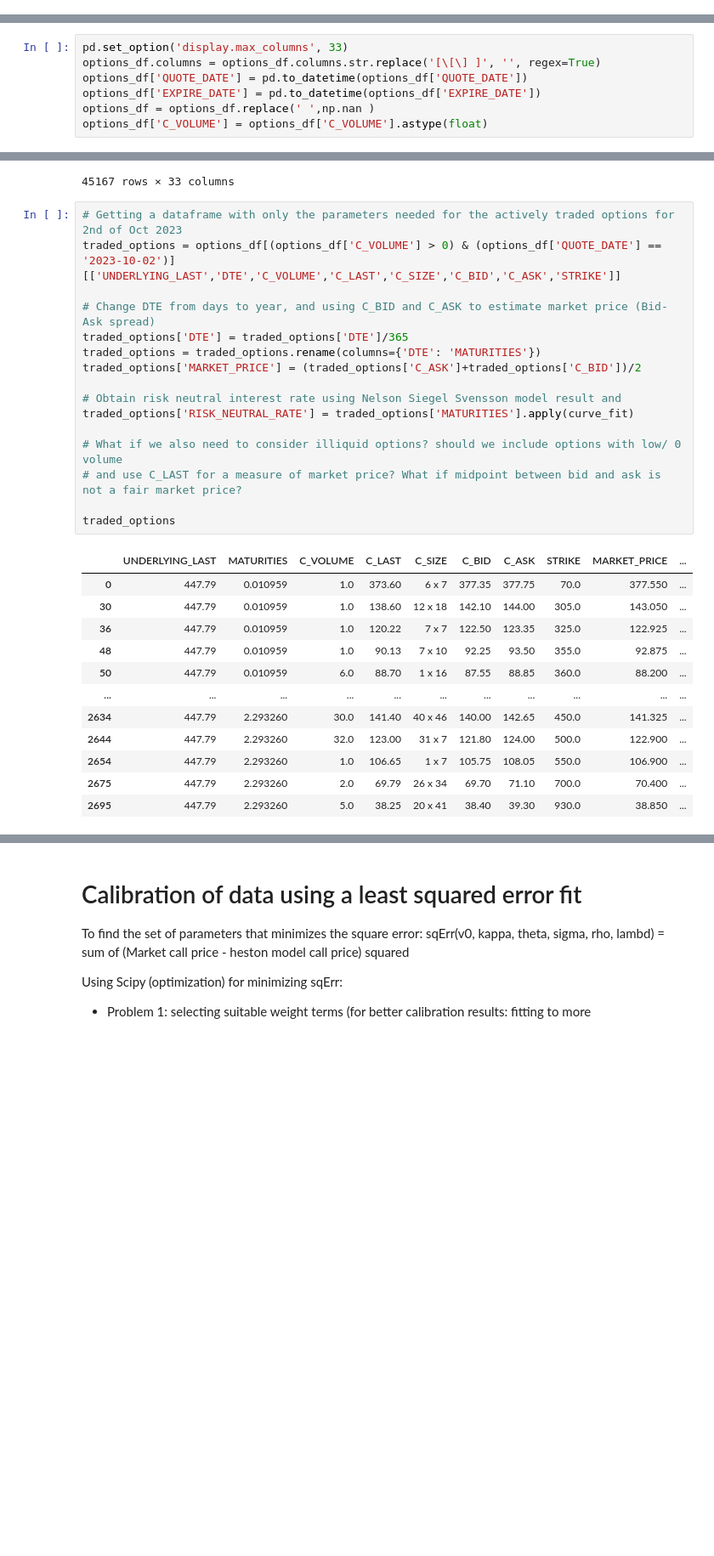
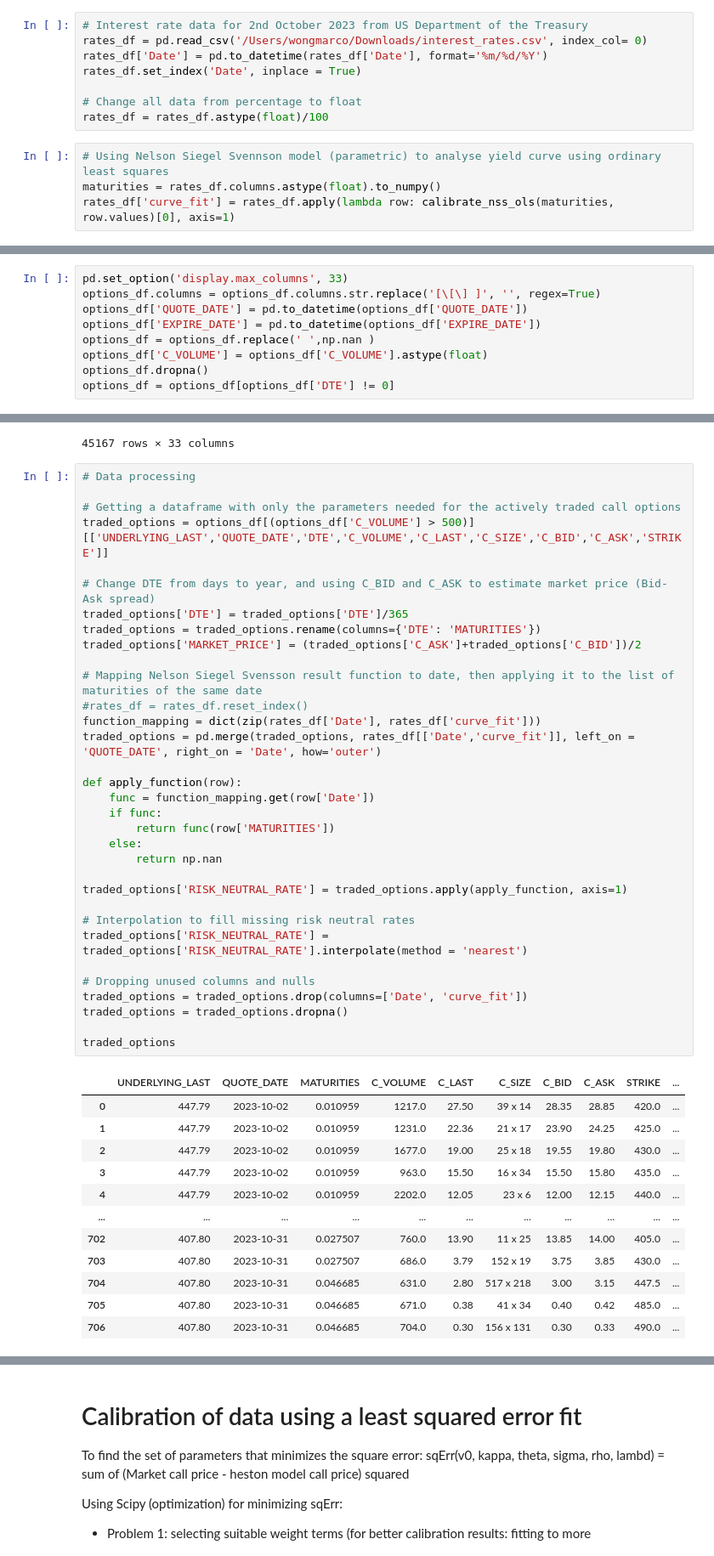
Before and after one commit to marcohcw/Heston-Model, a Jupyter notebook: heston_model_venv/Heston_model.ipynb, the cells around one changed output, grey strips where cells are left out. Shown: that part at 85% size. Drawn from its saved outputs; the diff is of its cells as text; blank space fills up the shorter version.

```diff
--- a/heston_model_venv/Heston_model.ipynb
+++ b/heston_model_venv/Heston_model.ipynb
@@ -105,3 +94,15 @@ NelsonSiegelSvenssonCurve(beta0=np.float64(0.05177004844232143), beta1=np.float6
+# %%
+# Interest rate data for 2nd October 2023 from US Department of the Treasury
+rates_df = pd.read_csv('/Users/wongmarco/Downloads/interest_rates.csv', index_col= 0)
+rates_df['Date'] = pd.to_datetime(rates_df['Date'], format='%m/%d/%Y')
+rates_df.set_index('Date', inplace = True)
+
+# Change all data from percentage to float
+rates_df = rates_df.astype(float)/100
+# %%
+# Using Nelson Siegel Svennson model (parametric) to analyse yield curve using ordinary least squares
+maturities = rates_df.columns.astype(float).to_numpy()
+rates_df['curve_fit'] = rates_df.apply(lambda row: calibrate_nss_ols(maturities, row.values)[0], axis=1)
 # %% [markdown]
 ## Option data
 Option data is downloaded from optionsdx in form of CSV files (This project doesn't require real time quoting of option data)
@@ -133,6 +118,8 @@ options_df['QUOTE_DATE'] = pd.to_datetime(options_df['QUOTE_DATE'])
 options_df['EXPIRE_DATE'] = pd.to_datetime(options_df['EXPIRE_DATE'])
 options_df = options_df.replace(' ',np.nan )
 options_df['C_VOLUME'] = options_df['C_VOLUME'].astype(float)
+options_df.dropna()
+options_df = options_df[options_df['DTE'] != 0]
 # %%
 # Removing inaccurate data where option last trading price = 0 and trade volume is null
 options_df = options_df[(options_df['C_LAST'] != 0) & (options_df['P_LAST'] != 0)]
@@ -159,31 +146,48 @@ options_df
 | 58521 | 1698782400 | 2023-10-31 16:00 | 2023-10-31 | 16.0 | 407.80 | 2026-01-16 | ... |
 45167 rows × 33 columns
 # %%
-# Getting a dataframe with only the parameters needed for the actively traded options for 2nd of Oct 2023
-traded_options = options_df[(options_df['C_VOLUME'] > 0) & (options_df['QUOTE_DATE'] == '2023-10-02')][['UNDERLYING_LAST','DTE','C_VOLUME','C_LAST','C_SIZE','C_BID','C_ASK','STRIKE']]
+# Data processing
+
+# Getting a dataframe with only the parameters needed for the actively traded call options
+traded_options = options_df[(options_df['C_VOLUME'] > 500)][['UNDERLYING_LAST','QUOTE_DATE','DTE','C_VOLUME','C_LAST','C_SIZE','C_BID','C_ASK','STRIKE']]
 
 # Change DTE from days to year, and using C_BID and C_ASK to estimate market price (Bid-Ask spread)
 traded_options['DTE'] = traded_options['DTE']/365
 traded_options = traded_options.rename(columns={'DTE': 'MATURITIES'})
 traded_options['MARKET_PRICE'] = (traded_options['C_ASK']+traded_options['C_BID'])/2
 
-# Obtain risk neutral interest rate using Nelson Siegel Svensson model result and
-traded_options['RISK_NEUTRAL_RATE'] = traded_options['MATURITIES'].apply(curve_fit)
+# Mapping Nelson Siegel Svensson result function to date, then applying it to the list of maturities of the same date
+#rates_df = rates_df.reset_index()
+function_mapping = dict(zip(rates_df['Date'], rates_df['curve_fit']))
+traded_options = pd.merge(traded_options, rates_df[['Date','curve_fit']], left_on = 'QUOTE_DATE', right_on = 'Date', how='outer')
 
-# What if we also need to consider illiquid options? should we include options with low/ 0 volume
-# and use C_LAST for a measure of market price? What if midpoint between bid and ask is not a fair market price?
+def apply_function(row):
+    func = function_mapping.get(row['Date'])
+    if func:
+        return func(row['MATURITIES'])
+    else:
+        return np.nan
+
+traded_options['RISK_NEUTRAL_RATE'] = traded_options.apply(apply_function, axis=1)
+
+# Interpolation to fill missing risk neutral rates
+traded_options['RISK_NEUTRAL_RATE'] = traded_options['RISK_NEUTRAL_RATE'].interpolate(method = 'nearest')
+
+# Dropping unused columns and nulls
+traded_options = traded_options.drop(columns=['Date', 'curve_fit'])
+traded_options = traded_options.dropna()
 
 traded_options
 # %% [output]
-|  | UNDERLYING_LAST | MATURITIES | C_VOLUME | C_LAST | C_SIZE | C_BID | C_ASK | STRIKE | MARKET_PRICE | ... |
-| 0 | 447.79 | 0.010959 | 1.0 | 373.60 | 6 x 7 | 377.35 | 377.75 | 70.0 | 377.550 | ... |
-| 30 | 447.79 | 0.010959 | 1.0 | 138.60 | 12 x 18 | 142.10 | 144.00 | 305.0 | 143.050 | ... |
-| 36 | 447.79 | 0.010959 | 1.0 | 120.22 | 7 x 7 | 122.50 | 123.35 | 325.0 | 122.925 | ... |
-| 48 | 447.79 | 0.010959 | 1.0 | 90.13 | 7 x 10 | 92.25 | 93.50 | 355.0 | 92.875 | ... |
-| 50 | 447.79 | 0.010959 | 6.0 | 88.70 | 1 x 16 | 87.55 | 88.85 | 360.0 | 88.200 | ... |
+|  | UNDERLYING_LAST | QUOTE_DATE | MATURITIES | C_VOLUME | C_LAST | C_SIZE | C_BID | C_ASK | STRIKE | ... |
+| 0 | 447.79 | 2023-10-02 | 0.010959 | 1217.0 | 27.50 | 39 x 14 | 28.35 | 28.85 | 420.0 | ... |
+| 1 | 447.79 | 2023-10-02 | 0.010959 | 1231.0 | 22.36 | 21 x 17 | 23.90 | 24.25 | 425.0 | ... |
+| 2 | 447.79 | 2023-10-02 | 0.010959 | 1677.0 | 19.00 | 25 x 18 | 19.55 | 19.80 | 430.0 | ... |
+| 3 | 447.79 | 2023-10-02 | 0.010959 | 963.0 | 15.50 | 16 x 34 | 15.50 | 15.80 | 435.0 | ... |
+| 4 | 447.79 | 2023-10-02 | 0.010959 | 2202.0 | 12.05 | 23 x 6 | 12.00 | 12.15 | 440.0 | ... |
 | ... | ... | ... | ... | ... | ... | ... | ... | ... | ... | ... |
-| 2634 | 447.79 | 2.293260 | 30.0 | 141.40 | 40 x 46 | 140.00 | 142.65 | 450.0 | 141.325 | ... |
-| 2644 | 447.79 | 2.293260 | 32.0 | 123.00 | 31 x 7 | 121.80 | 124.00 | 500.0 | 122.900 | ... |
-| 2654 | 447.79 | 2.293260 | 1.0 | 106.65 | 1 x 7 | 105.75 | 108.05 | 550.0 | 106.900 | ... |
-| 2675 | 447.79 | 2.293260 | 2.0 | 69.79 | 26 x 34 | 69.70 | 71.10 | 700.0 | 70.400 | ... |
-| 2695 | 447.79 | 2.293260 | 5.0 | 38.25 | 20 x 41 | 38.40 | 39.30 | 930.0 | 38.850 | ... |
+| 702 | 407.80 | 2023-10-31 | 0.027507 | 760.0 | 13.90 | 11 x 25 | 13.85 | 14.00 | 405.0 | ... |
+| 703 | 407.80 | 2023-10-31 | 0.027507 | 686.0 | 3.79 | 152 x 19 | 3.75 | 3.85 | 430.0 | ... |
+| 704 | 407.80 | 2023-10-31 | 0.046685 | 631.0 | 2.80 | 517 x 218 | 3.00 | 3.15 | 447.5 | ... |
+| 705 | 407.80 | 2023-10-31 | 0.046685 | 671.0 | 0.38 | 41 x 34 | 0.40 | 0.42 | 485.0 | ... |
+| 706 | 407.80 | 2023-10-31 | 0.046685 | 704.0 | 0.30 | 156 x 131 | 0.30 | 0.33 | 490.0 | ... |
```
Also changed, not shown: parts of 18 cells of this notebook, 2 other files.
